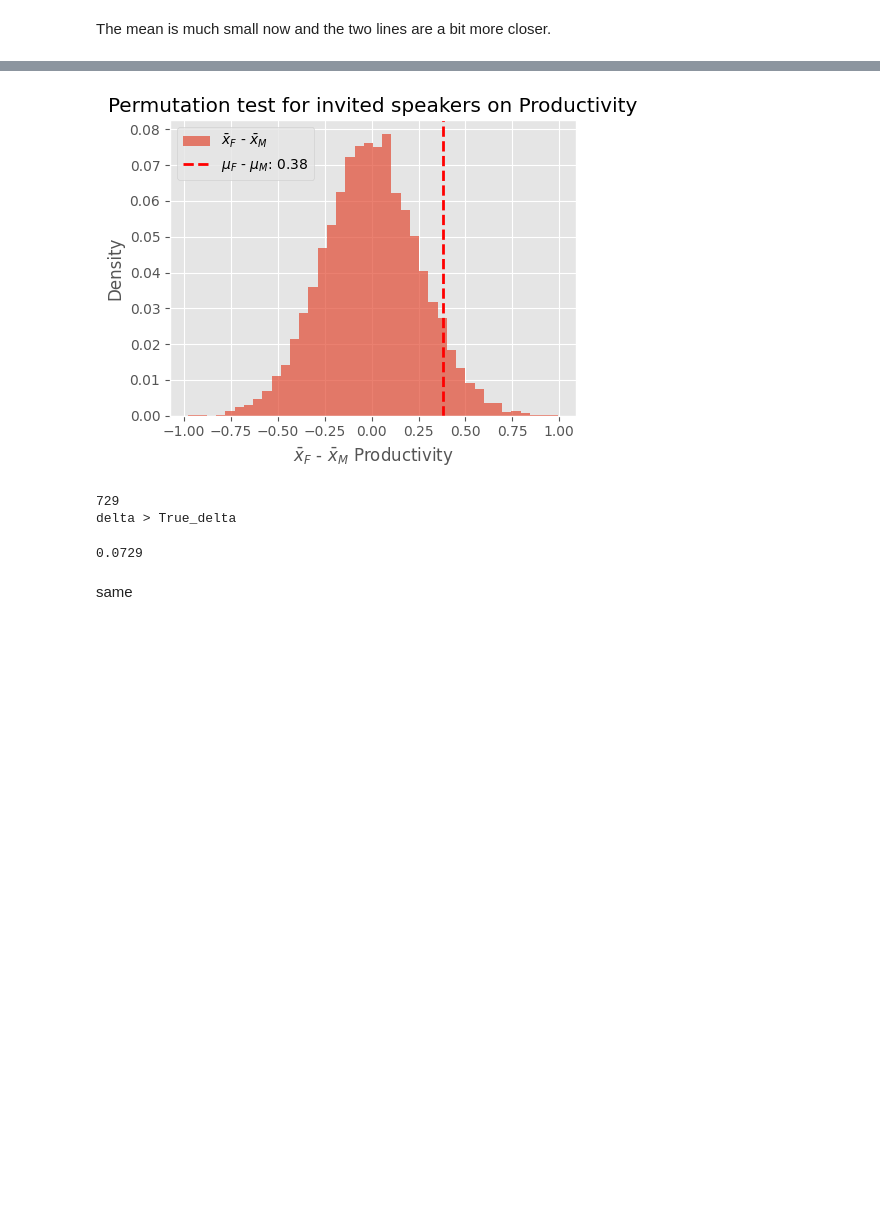
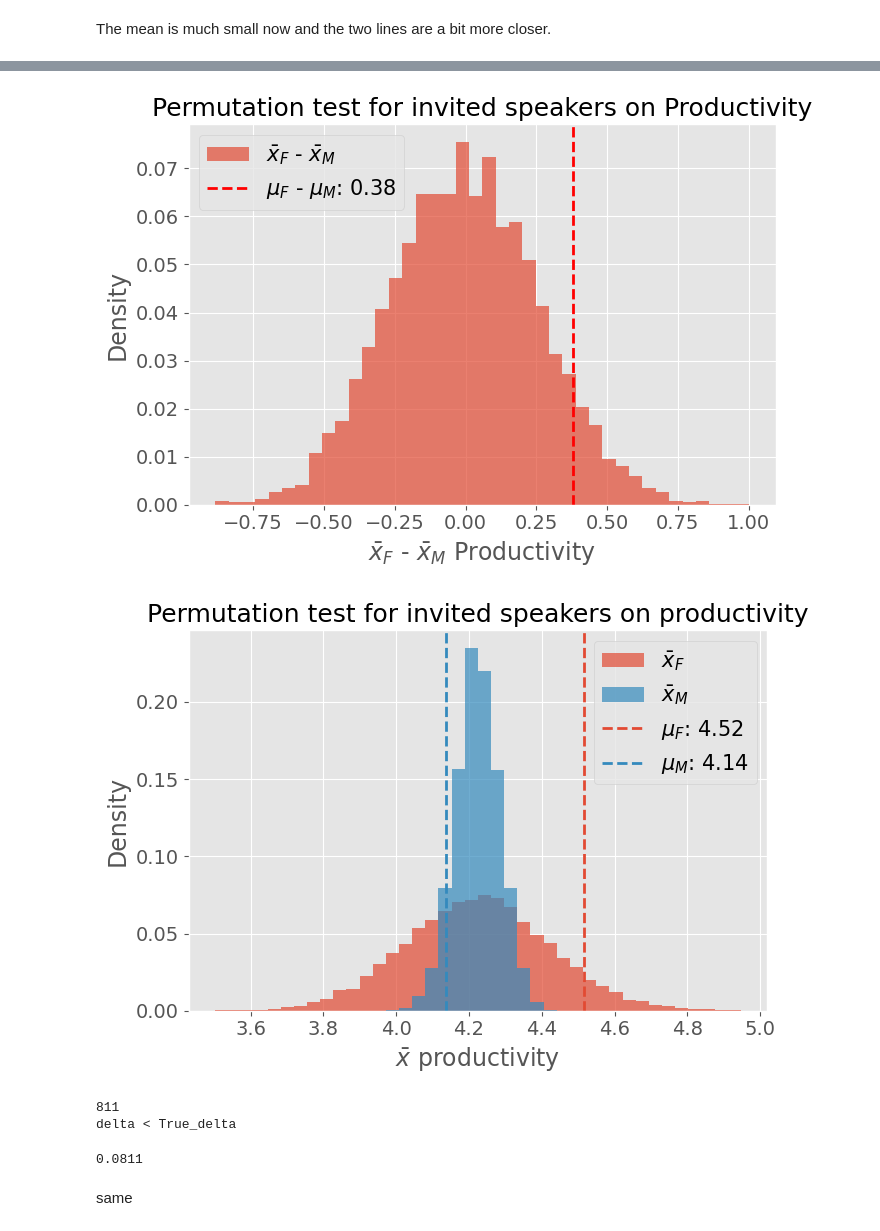
Before and after one commit to mariespedersen/Thesis_github, a Jupyter notebook: Permutation_test.ipynb, the cells around one changed output, grey strips where cells are left out. Saved outputs shown, nothing was run; the diff lists cells and outputs as text; code cells hidden in the pictures; blank space fills up the shorter version.

```diff
--- a/Permutation_test.ipynb
+++ b/Permutation_test.ipynb
@@ -207,13 +229,17 @@ Permutation_plot(avg_F, avg_M, delta, True_avg_F, True_avg_M, True_delta, 'Produ
 # %%
-Permutation_plot_delta(delta, True_delta, 'Productivity', 'invited', 4, 5)
+Permutation_plot_delta(delta, True_delta, 'Productivity', 'invited', 5, 7)
 # %% [output]
-[figure, old version]
+[figure, new version]
-# %%
-p_test(delta,True_delta,'fd')
-# %% [output]
-729
-delta > True_delta
-0.0729
+# %%
+Permutation_plot_F_M(avg_F,True_avg_F,avg_M,True_avg_M, 'productivity', 'invited', 5, 7)
+# %% [output]
+[figure, added]
+# %%
+p_test(avg_M,True_avg_M,'lower')
+# %% [output]
+811
+delta < True_delta
+0.0811
 # %% [markdown]
 same
 # %%
```
Also changed, not shown: parts of 18 cells of this notebook, 1 other file.
